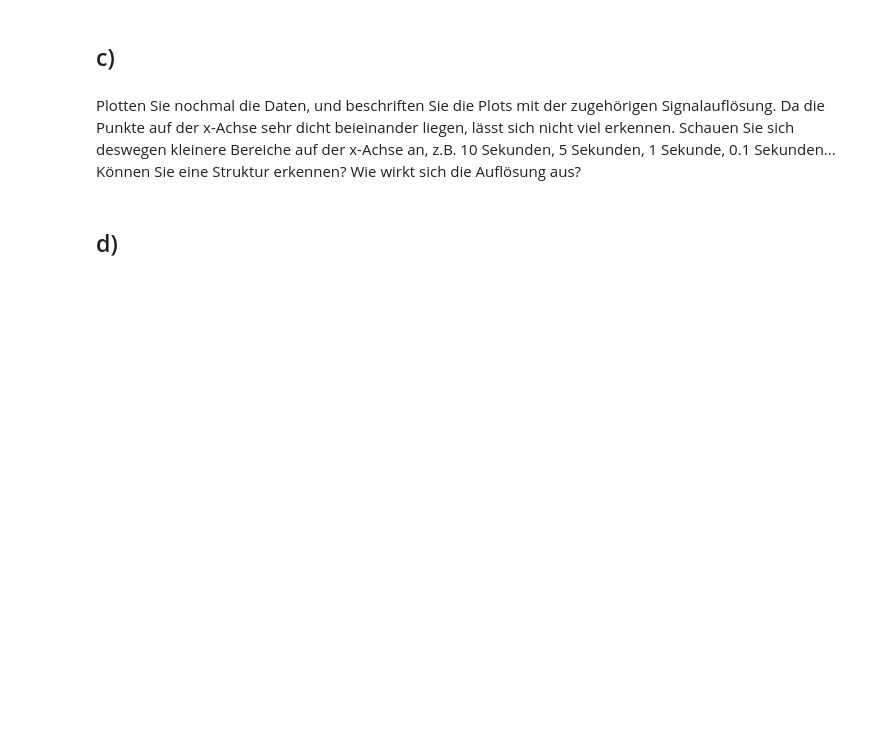
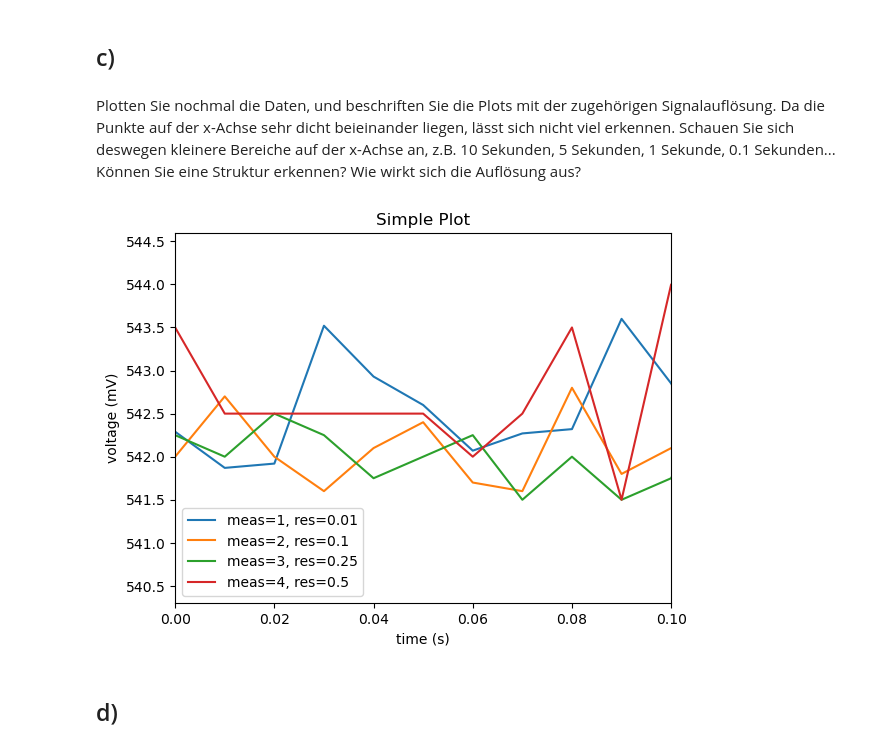
Before and after one commit to kalekdev/uni, a Jupyter notebook: semester-2/datenanalyse/exercises/Ex02/Messaufloesung.ipynb, the cells around one changed output. Drawn from its saved outputs; the diff is of its cells as text; code cells hidden in the pictures; blank space fills up the shorter version.

Commit message:
Completed sampling resolution exercises

```diff
--- a/semester-2/datenanalyse/exercises/Ex02/Messaufloesung.ipynb
+++ b/semester-2/datenanalyse/exercises/Ex02/Messaufloesung.ipynb
@@ -45,12 +45,11 @@ Um die interaktiven Plots wieder auszuschalten, verwenden Sie:
 # %%
 %matplotlib inline
 # %%
-ax
 # Ihr Code
 for i in range(4):
     # comments='#' by default
     data = np.loadtxt(f"Aufgabe1/measurement_{i +1}.txt", delimiter=',')
-    plt.plot(data[2500:3000,0], data[2500:3000,1])
+    plt.plot(data[2500:2600,0], data[2500:2600,1])
 # %% [output]
 [interactive output not drawn]
 [interactive output not drawn]
@@ -61,5 +60,14 @@ Bestimmen Sie zu jeder Messung die Auflösung in der Signalgrösse (hier Spannun
 # %%
 # Ihr Code
+def calc_res(data):
+    # Resolution = smallest difference between measurements
+    deltas = np.diff(np.sort(data))
+    return round(np.min(deltas[np.nonzero(deltas)]), 4)
+
+for i in range(4):
+    # comments='#' by default
+    data = np.loadtxt(f"Aufgabe1/measurement_{i +1}.txt", delimiter=',')
+    print(f"Resolution in mV of measurement_{i+1}: {calc_res(data[:,1])}")
 # %% [markdown]
 ## **Hintergrund: Erstellen von Grafen**
 # %% [markdown]
@@ -81,6 +89,29 @@ ax.set_title('Wurfparabel')
 Plotten Sie nochmal die Daten, und beschriften Sie die Plots mit der zugehörigen Signalauflösung. Da die Punkte auf der x-Achse sehr dicht beieinander liegen, lässt sich nicht viel erkennen. Schauen Sie sich deswegen kleinere Bereiche auf der x-Achse an, z.B. 10 Sekunden, 5 Sekunden, 1 Sekunde, 0.1 Sekunden... Können Sie eine Struktur erkennen? Wie wirkt sich die Auflösung aus?
 # %%
 # Ihr Code
+def calc_res(data):
+    # Resolution = smallest difference between measurements
+    deltas = np.diff(np.sort(data))
+    return round(np.min(deltas[np.nonzero(deltas)]), 4)
+
+fig, ax = plt.subplots()
+for i in range(4):
+    # comments='#' by default
+    data = np.loadtxt(f"Aufgabe1/measurement_{i +1}.txt", delimiter=',')
+    res = calc_res(data[:,1])
+    ax.plot(data[:, 0], data[:, 1], label=f"meas={i+1}, res={res}")
+
+ax.set_xlabel('time (s)')
+ax.set_ylabel('voltage (mV)')
+ax.set_title("Simple Plot")
+ax.legend()
+
+# Zoom to smaller time interval
+ax.set(xlim=(0, 0.1))
+
+plt.show()
+# %% [output]
+[figure, added]
 # %% [markdown]
 ## d)
 # %% [markdown]
```
Also changed, not shown: parts of 8 cells of this notebook, 1 other file.
